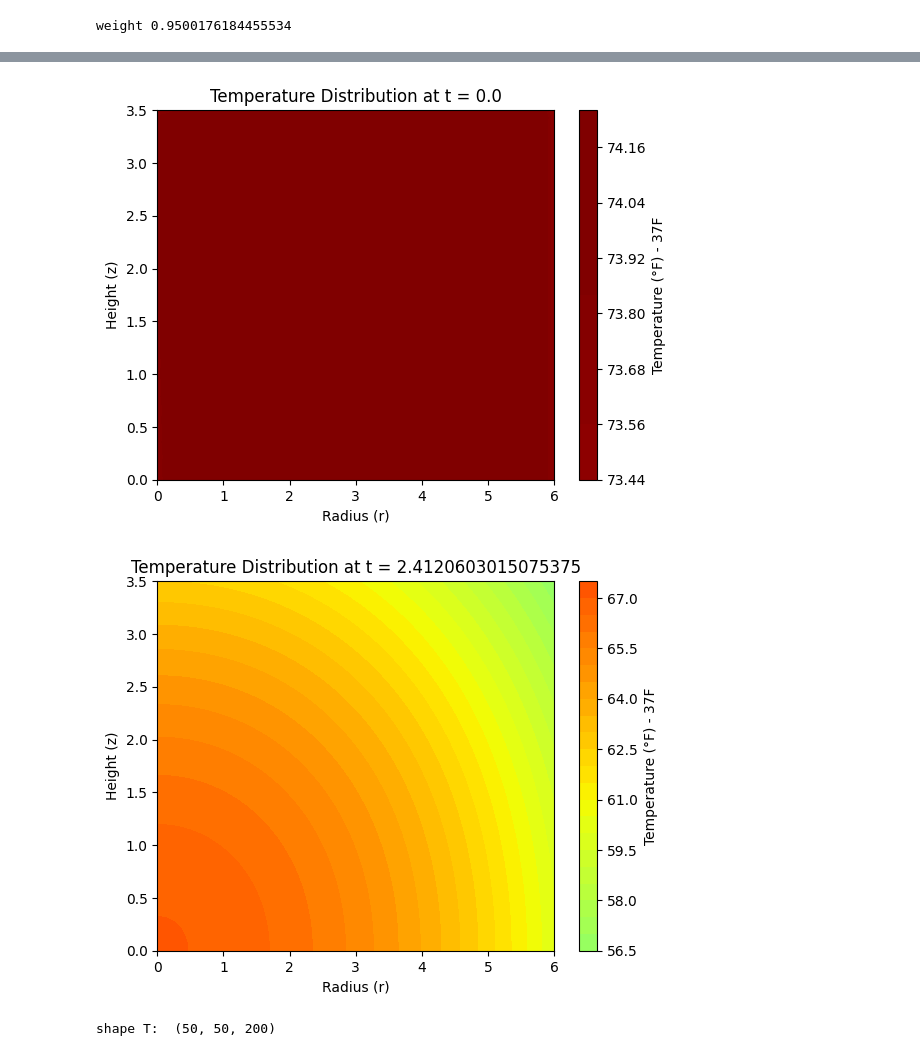
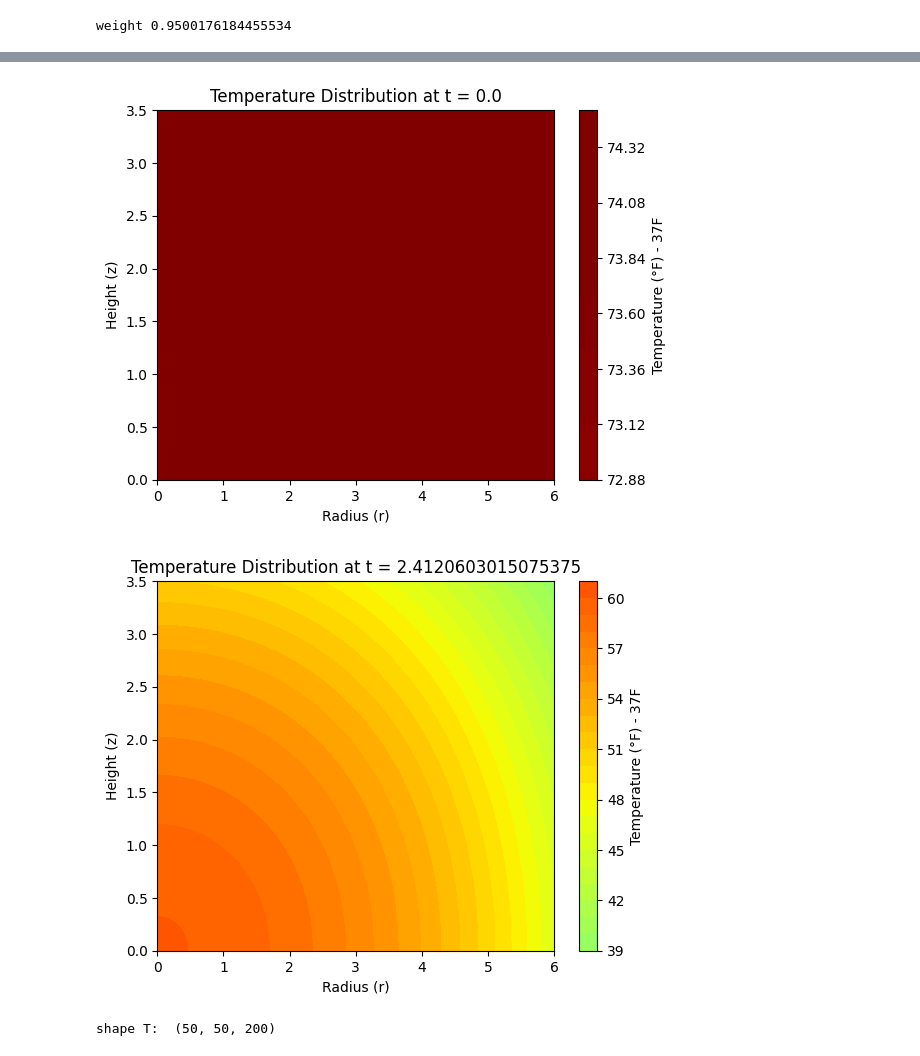
Before and after one commit to geoc1234/sourdough, a Jupyter notebook: notebooks/HeatMap.ipynb, the cells around one changed output, grey strips where cells are left out. Cells and saved outputs as stored; diff of their text form; code cells hidden in the pictures.

```diff
--- a/notebooks/HeatMap.ipynb
+++ b/notebooks/HeatMap.ipynb
@@ -7,7 +7,7 @@ from scipy.special import j1, j0, jn_zeros
 
 
 # Define parameters
-T_air = 37.0  # The refrigerator air temperature °F
+T_air = 0.0  # The refrigerator air temperature °F
 T_0 = 74.0    # The initial bread temperature °F
 radius = 6.0 # 2.0       # radius of the cylindrically shaped bread cm
 height = 7.0 # 5.0       # height or length of the bread cm
@@ -269,32 +269,32 @@ yset_4 = np.zeros_like(t)
 yset_5 = np.zeros_like(t)
 yset_6 = np.zeros_like(t)
 yset_0 = cumulative_fermentation * 1.2/factor_1
 yset_1 = cumulative_fermentation * 1.3/factor_1
 yset_2 = cumulative_fermentation * 1.4/factor_1
 yset_3 = cumulative_fermentation * 1.5/factor_1
 yset_4 = cumulative_fermentation * 1.6/factor_1
 yset_5 = cumulative_fermentation * 1.7/factor_1
 yset_6 = cumulative_fermentation * 1.8/factor_1
 #plt.plot(t,cumulative_fermentation)
 plt.plot(t,yset_0)
 plt.plot(t,yset_1)
 plt.plot(t,yset_2)
 plt.plot(t,yset_3)
 plt.plot(t,yset_4)
 plt.plot(t,yset_5)
 plt.plot(t,yset_6)
 plt.ylim(1.2,2.2)
 plt.xlim(0,48)
 plt.xlabel('Time (hours)')
 plt.ylabel('BF_rise')
 plt.title('maximum fermentation BF_rise for a target CR duration')
 plt.grid(True)
 plt.show()
 # %% [output]
 weight 0.9500176184455534
 [figure]
 [figure]
 [figure]
 [figure]
-[figure, old version]
+[figure, new version]
 shape T:  (50, 50, 200)
```
Also changed, not shown: parts of 1 cell of this notebook.
